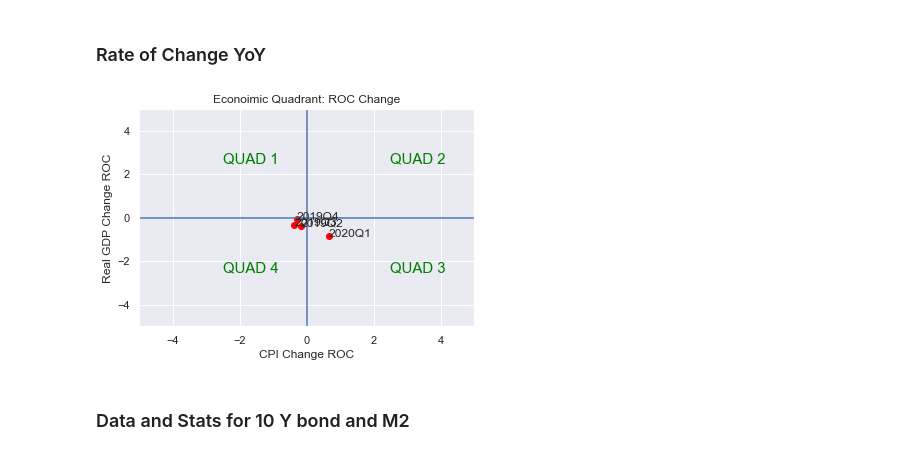
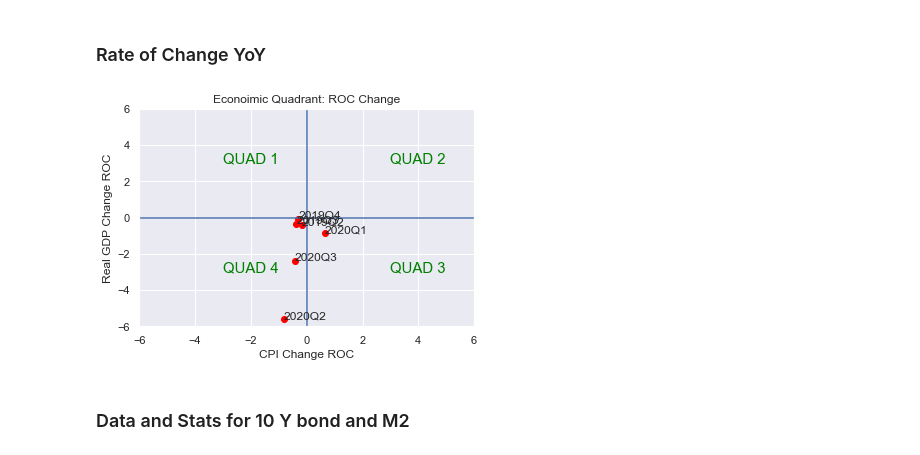
Before and after one commit to webclinic017/Portfolio_Construction, a Jupyter notebook: MISC/Macro_Analysis.ipynb, the cells around one changed output. Saved outputs shown, nothing was run; the diff lists cells and outputs as text; code cells hidden in the pictures.

```diff
--- a/MISC/Macro_Analysis.ipynb
+++ b/MISC/Macro_Analysis.ipynb
@@ -75,31 +77,31 @@ RC_Data = RC_Data.dropna()
 
 RC_Data.index = RC_Data.index.to_period('Q')
 # %%
-n=5
-lim = 5
+n=6
+lim = 6
 sns.set()
 plt.scatter(RC_Data["CPI"].tail(n), RC_Data["GDP"].tail(n), color = "red")
 
 plt.ylabel("Real GDP Change ROC")
 plt.xlabel("CPI Change ROC")
 
 plt.axhline(y=0)
 plt.axvline()
 
 plt.xlim(-lim, lim)
 plt.ylim(-lim, lim)
 
 for i, txt in enumerate(RC_Data["CPI"].tail(n).index):
     plt.annotate(txt, (RC_Data["CPI"].tail(n)[i], RC_Data["GDP"].tail(n)[i]))
 
 plt.text(-lim/2, lim/2, r'QUAD 1', fontsize=15, color='green')
 plt.text(lim/2, lim/2, r'QUAD 2', fontsize=15, color='green')
 plt.text(lim/2, -lim/2, r'QUAD 3', fontsize=15, color='green')
 plt.text(-lim/2, -lim/2, r'QUAD 4', fontsize=15, color='green')
 
 plt.title('Econoimic Quadrant: ROC Change');
 # %% [output]
-[figure, old version]
+[figure, new version]
 # %% [markdown]
 ### Data and Stats for 10 Y bond and M2
 # %%
```
Also changed, not shown: parts of 8 cells of this notebook, 16 other files.
